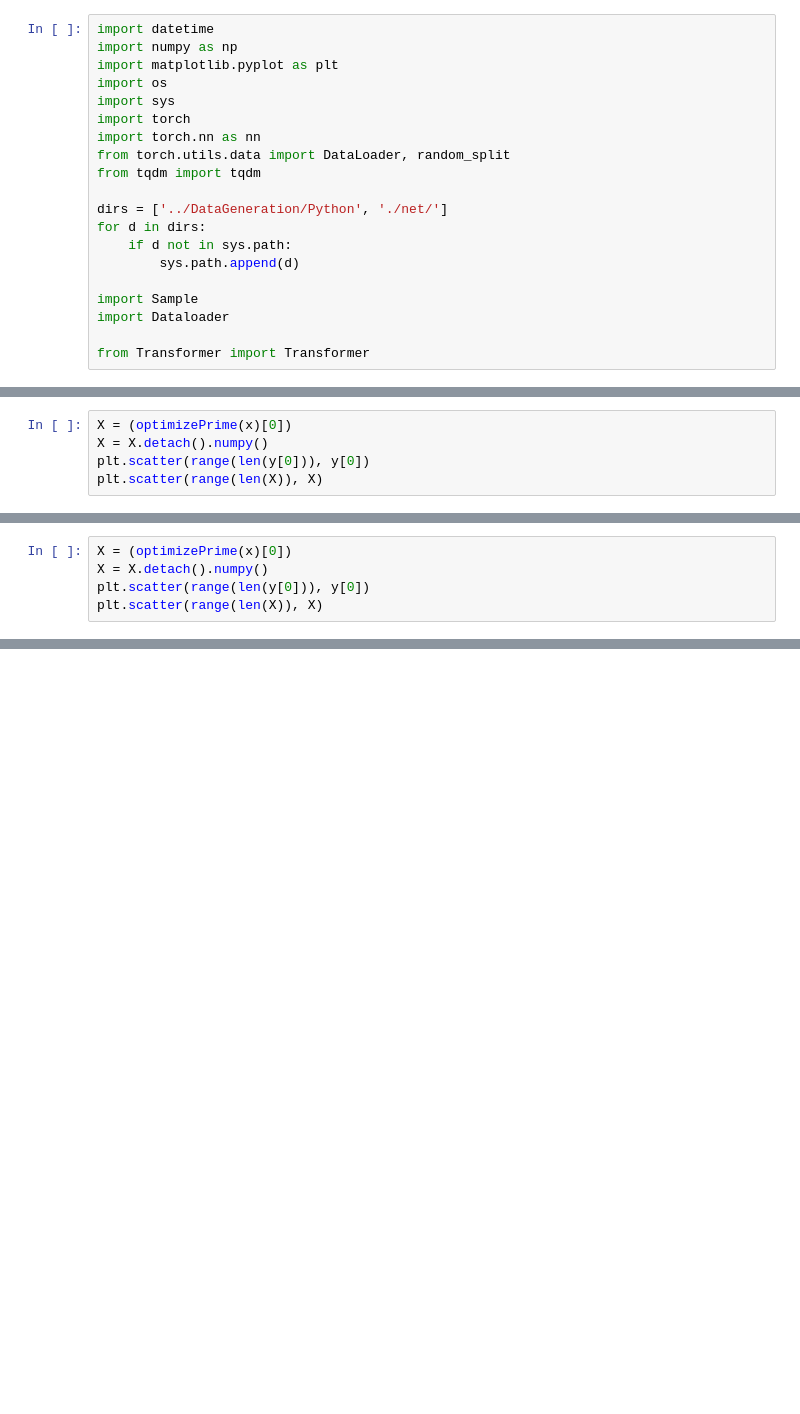
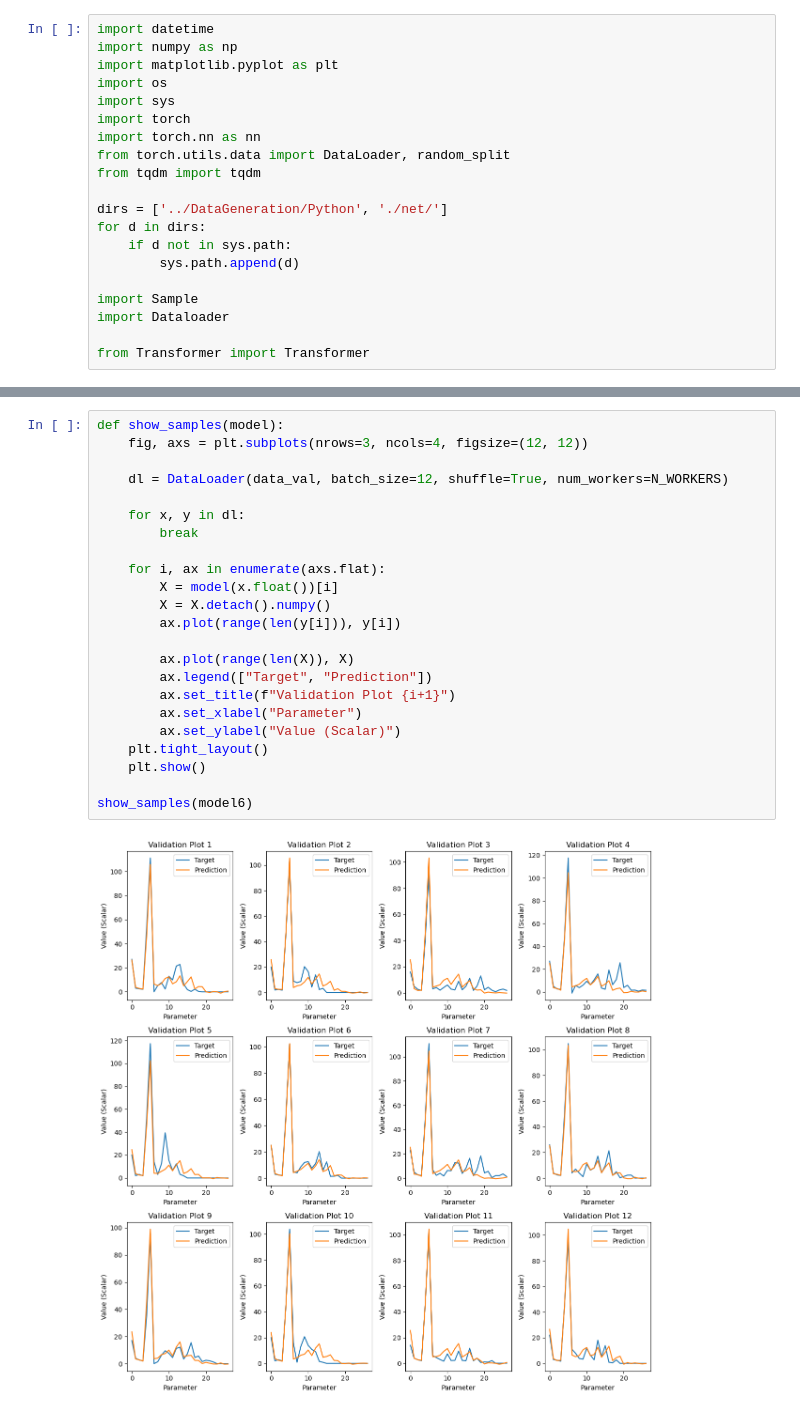
Before and after one commit to yhhjo/MountainAI, a Jupyter notebook: Transformer/Train.ipynb, the cells around one changed output, grey strips where cells are left out. Saved outputs shown, nothing was run; the diff lists cells and outputs as text; blank space fills up the shorter version.

```diff
--- a/Transformer/Train.ipynb
+++ b/Transformer/Train.ipynb
@@ -170,5 +126,0 @@ plt.plot(range(len(epoch_val_loss)), np.array(epoch_val_loss)/len(dataloader_val
-# %%
-X = (optimizePrime(x)[0])
-X = X.detach().numpy()
-plt.scatter(range(len(y[0])), y[0])
-plt.scatter(range(len(X)), X)
@@ -180,5 +126,0 @@ torch.save(optimizePrime.state_dict(), 'Checkpoints/TST.pth')
-# %%
-X = (optimizePrime(x)[0])
-X = X.detach().numpy()
-plt.scatter(range(len(y[0])), y[0])
-plt.scatter(range(len(X)), X)
@@ -187,0 +200,25 @@ plt.scatter(range(len(X)), X)
+# %%
+def show_samples(model):
+    fig, axs = plt.subplots(nrows=3, ncols=4, figsize=(12, 12))
+
+    dl = DataLoader(data_val, batch_size=12, shuffle=True, num_workers=N_WORKERS)
+
+    for x, y in dl:
+        break
+
+    for i, ax in enumerate(axs.flat):
+        X = model(x.float())[i]
+        X = X.detach().numpy()
+        ax.plot(range(len(y[i])), y[i])
+
+        ax.plot(range(len(X)), X)
+        ax.legend(["Target", "Prediction"])
+        ax.set_title(f"Validation Plot {i+1}")
+        ax.set_xlabel("Parameter")
+        ax.set_ylabel("Value (Scalar)")
+    plt.tight_layout()
+    plt.show()
+
+show_samples(model6)
+# %% [output]
+[figure, added]
```
Also changed, not shown: parts of 20 cells of this notebook, 1 other file.
